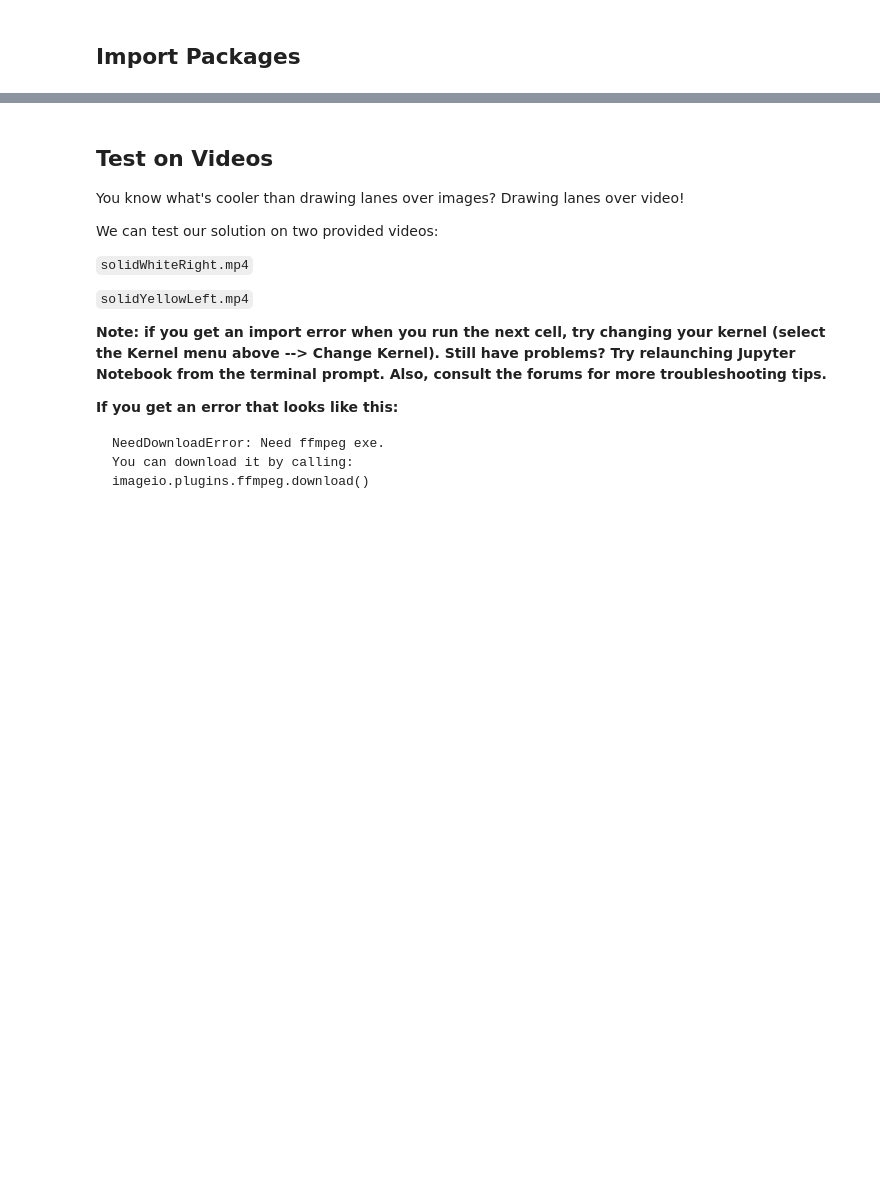
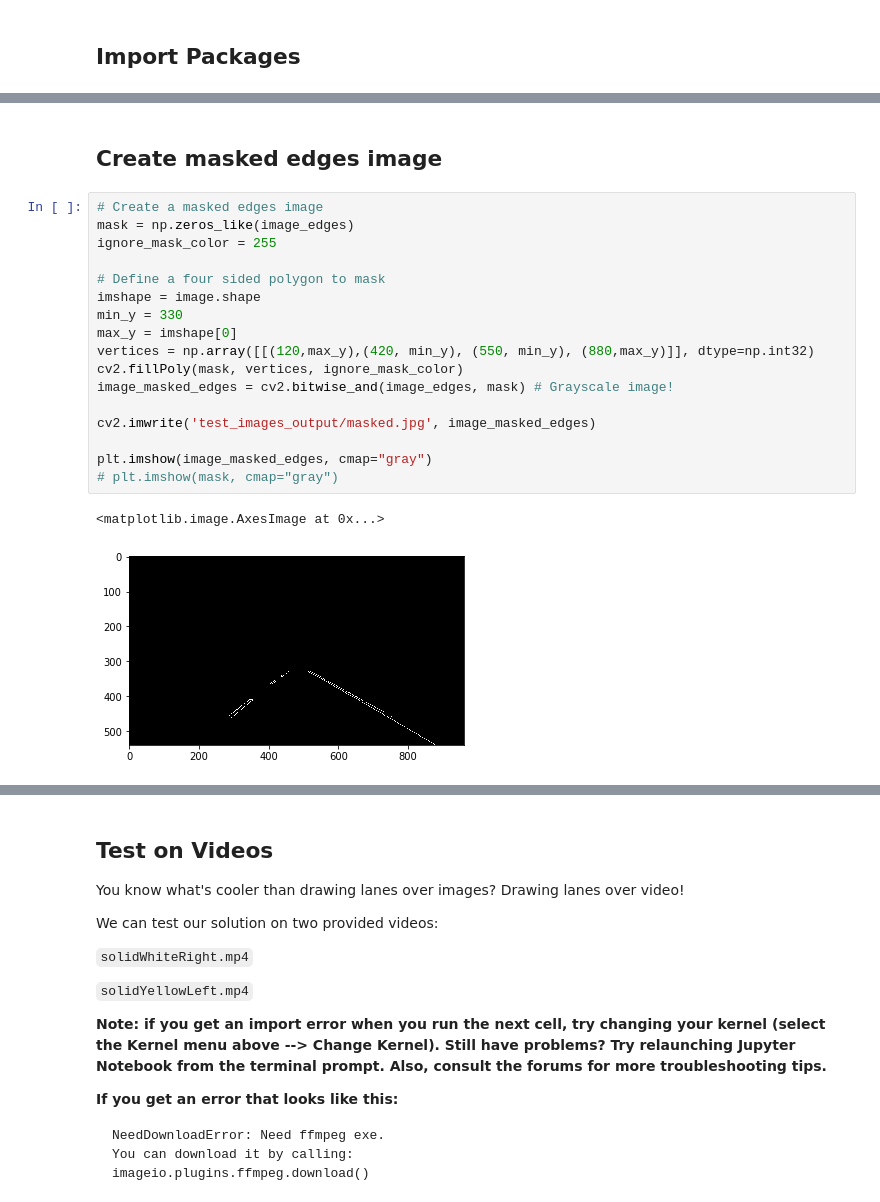
Before and after one commit to ninemillionbicycles/CarND-LaneLines-P1, a Jupyter notebook: P1.ipynb, the cells around one changed output, grey strips where cells are left out. Drawn from its saved outputs; the diff is of its cells as text; blank space fills up the shorter version.

```diff
--- a/P1.ipynb
+++ b/P1.ipynb
@@ -170,0 +103,22 @@ def weighted_img(img, initial_img, α=0.8, β=1., γ=0.):
+# %% [markdown]
+## Create masked edges image
+# %%
+# Create a masked edges image
+mask = np.zeros_like(image_edges)
+ignore_mask_color = 255
+
+# Define a four sided polygon to mask
+imshape = image.shape
+min_y = 330
+max_y = imshape[0]
+vertices = np.array([[(120,max_y),(420, min_y), (550, min_y), (880,max_y)]], dtype=np.int32)
+cv2.fillPoly(mask, vertices, ignore_mask_color)
+image_masked_edges = cv2.bitwise_and(image_edges, mask) # Grayscale image!
+
+cv2.imwrite('test_images_output/masked.jpg', image_masked_edges)
+
+plt.imshow(image_masked_edges, cmap="gray")
+# plt.imshow(mask, cmap="gray")
+# %% [output]
+<matplotlib.image.AxesImage at 0x...>
+[figure, added]
```
Also changed, not shown: parts of 32 cells of this notebook, 1 other file.
